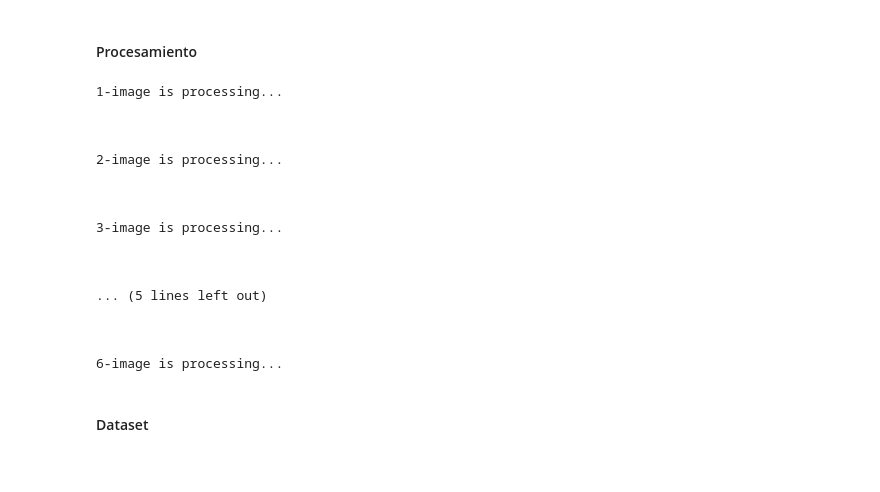
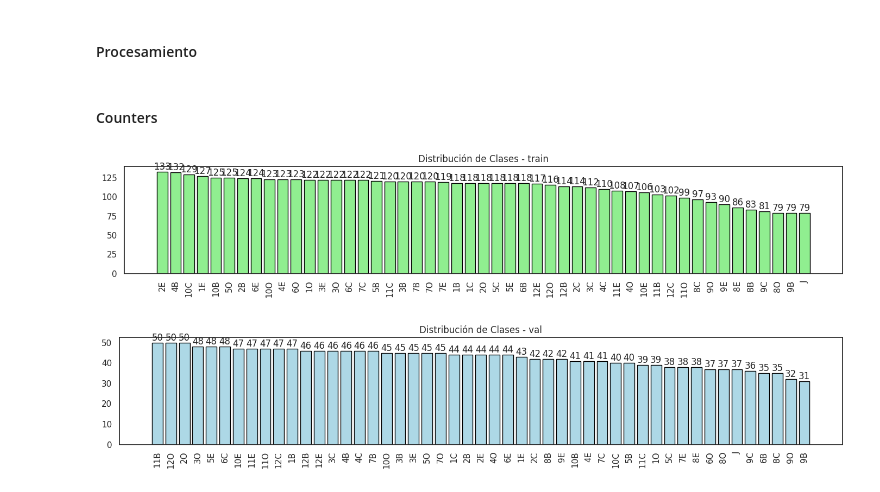
Before and after one commit to Shannon-21/tuia_computer_vision, a Jupyter notebook: aumentacion_cartas.ipynb, the cells around one changed output. Cells and saved outputs as stored; diff of their text form; code cells hidden in the pictures.

```diff
--- a/aumentacion_cartas.ipynb
+++ b/aumentacion_cartas.ipynb
@@ -742,33 +764,33 @@ def run_yolo_augmentor():
 
     This function processes each image in the input directory, applies augmentations,
     and saves the augmented images and labels to the output directories.
-
     """
     imgs = [img for img in os.listdir(CONSTANTS["inp_img_pth"]) if is_image_by_extension(img)]
 
     for img_num, img_file in enumerate(imgs):
-        print(f"{img_num+1}-image is processing...\n")
-        image, gt_bboxes, aug_file_name = get_inp_data(img_file)
-        aug_img, aug_label = get_augmented_results(image, gt_bboxes)
-        if len(aug_img) and len(aug_label):
-            save_augmentation(aug_img, aug_label, aug_file_name)
+        print(f"{img_num + 1} - image is processing...")
 
-run_yolo_augmentor()
+        try:
+            image, gt_bboxes, aug_file_name = get_inp_data(img_file)
+            aug_img, aug_label = get_augmented_results(image, gt_bboxes)
+            if len(aug_img) and len(aug_label):
+                save_augmentation(aug_img, aug_label, aug_file_name)
+
+        except Exception as e:
+            print(f"Error: {e}")
+            # Remove the problematic image and label files
+            label_file = img_file.replace('.png', '.txt')  # Assuming .png extension, modify if necessary
+            img_path = os.path.join(CONSTANTS["inp_img_pth"], img_file)
+            label_path = os.path.join(CONSTANTS["inp_lab_pth"], label_file)
+
+            try:
+                if os.path.exists(img_path):
+                    os.remove(img_path)
+                    print(f"Removed image file: {img_path}")
+                if os.path.exists(label_path):
+                    os.remove(label_path)
+                    print(f"Removed label file: {label_path}")
+            except OSError as remove_error:
+                print(f"Error removing files: {remove_error}")
+
+            continue
-# %% [output]
-1-image is processing...
-
-
-
-2-image is processing...
-
-
-
-3-image is processing...
-
-
-
-... (5 lines left out)
-
-
-
-6-image is processing...
@@ -775,2 +799,2 @@ run_yolo_augmentor()
 # %% [markdown]
-#### Dataset
+#### Counters
@@ -785,0 +801,13 @@ move_files(output_ds_labels, train_labels_path)
+# %%
+invalid_files = []
+
+# Contar las clases en las carpetas
+class_counts_train = count_classes_in_folder(train_labels_path, train_images_path)
+class_counts_val = count_classes_in_folder(val_labels_path, val_images_path)
+
+# Graficar los resultados
+plot_class_distribution(class_counts_train, "Distribución de Clases - train", color='lightgreen')
+plot_class_distribution(class_counts_val, "Distribución de Clases - val", color='lightblue')
+# %% [output]
+[figure, added]
+[figure, added]
```
Also changed, not shown: parts of 47 cells of this notebook, 2 other files.
